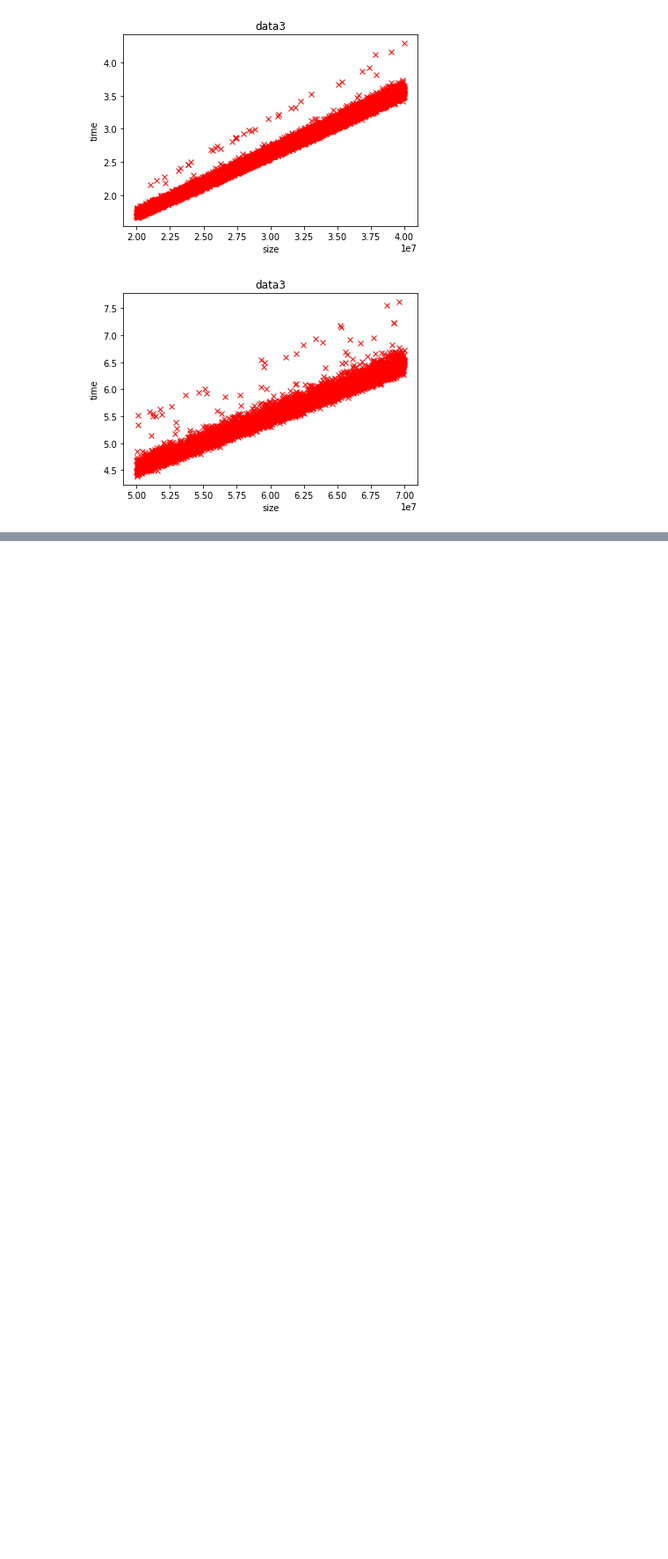
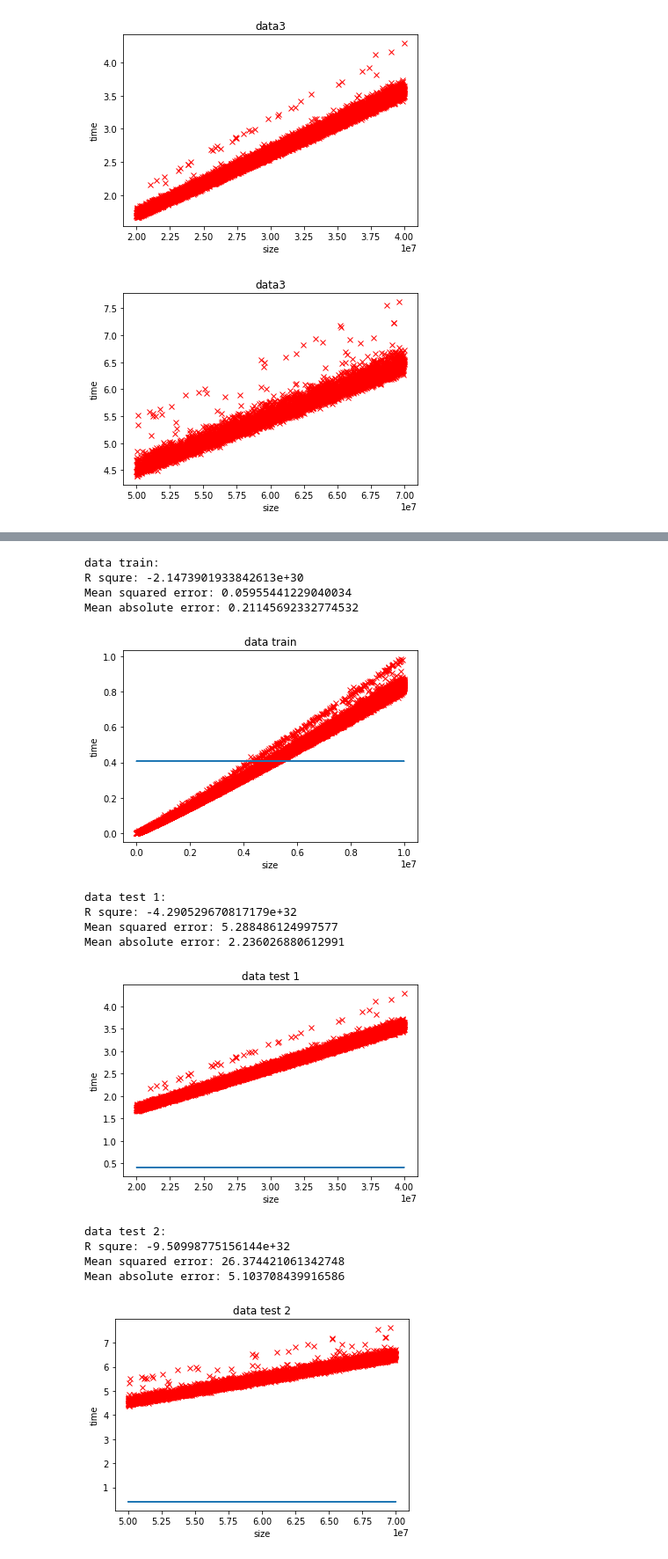
Before and after one commit to phutaekwondo/CS114.L21, a Jupyter notebook: BT_colab_so_2.ipynb, the cells around one changed output, grey strips where cells are left out. Shown: that part at 88% size. Cells and saved outputs as stored; diff of their text form; code cells hidden in the pictures; blank space fills up the shorter version.

```diff
--- a/BT_colab_so_2.ipynb
+++ b/BT_colab_so_2.ipynb
@@ -87,0 +151,19 @@ drawResult(X_test_1, y_test_1, estimated_1, 'data4')
+# %%
+#cubic function regression
+polynomial(X_train, y_train, 0)
+# %% [output]
+data train:
+R squre: -2.1473901933842613e+30
+Mean squared error: 0.05955441229040034
+Mean absolute error: 0.21145692332774532
+[figure, added]
+data test 1:
+R squre: -4.290529670817179e+32
+Mean squared error: 5.288486124997577
+Mean absolute error: 2.236026880612991
+[figure, added]
+data test 2:
+R squre: -9.50998775156144e+32
+Mean squared error: 26.374421061342748
+Mean absolute error: 5.103708439916586
+[figure, added]
```
Also changed, not shown: parts of 19 cells of this notebook.
